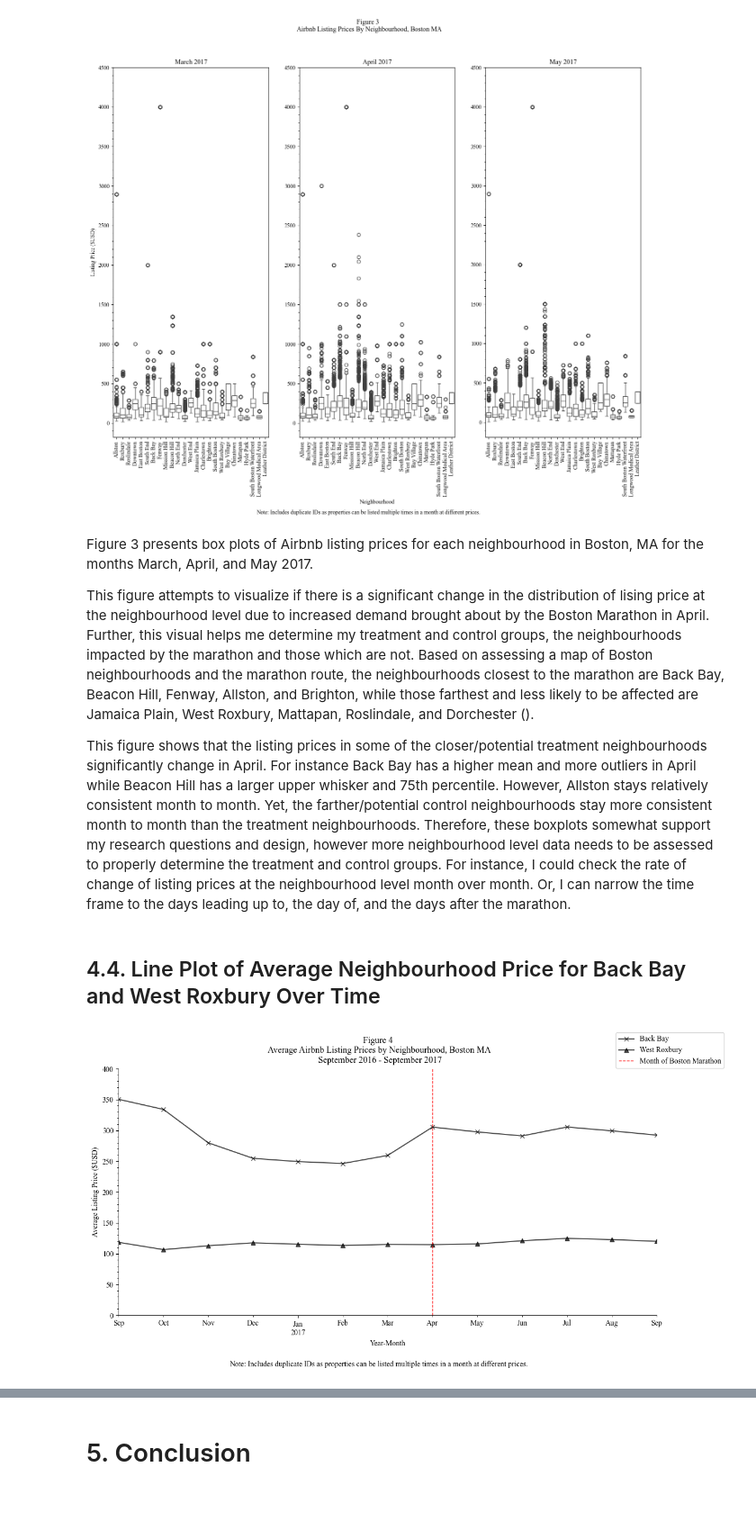
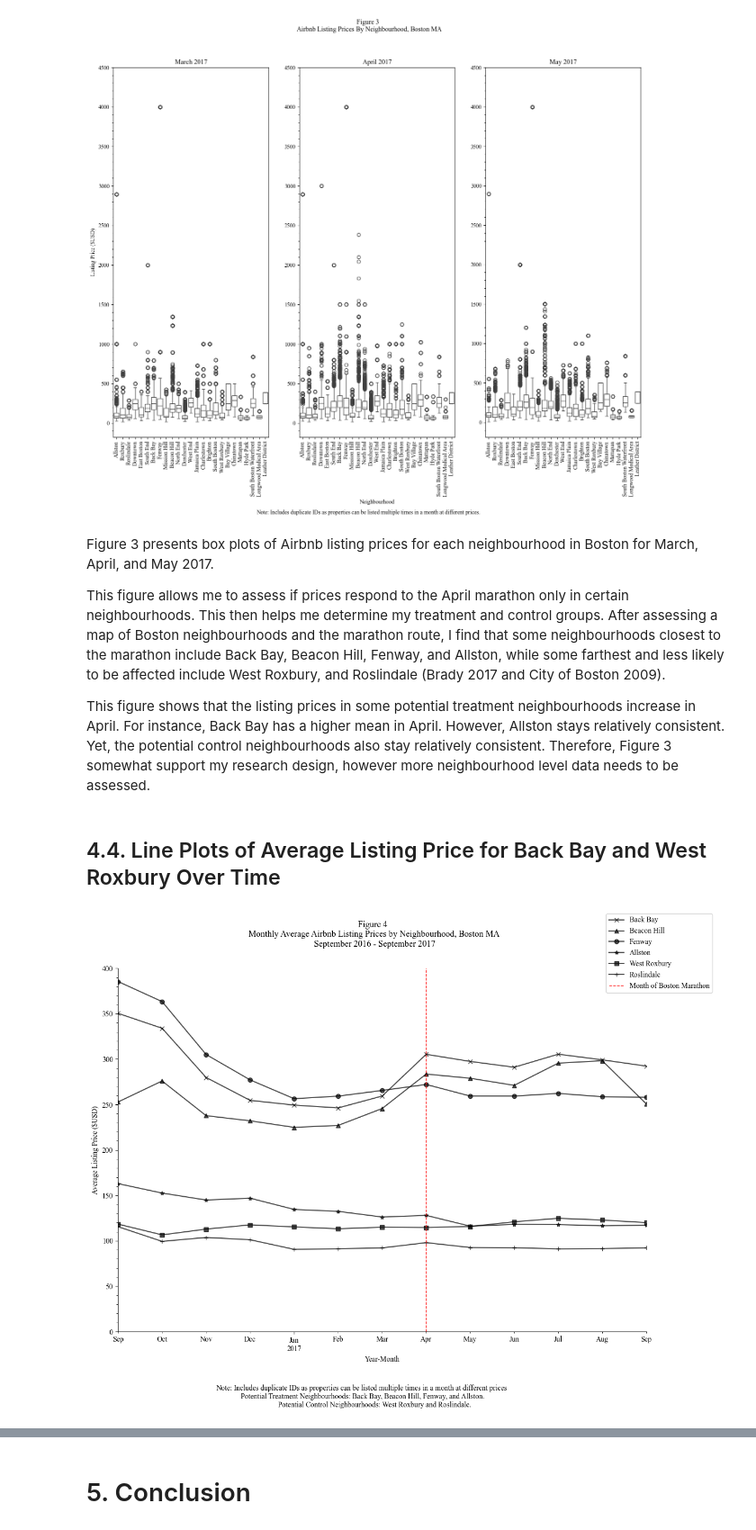
Before and after one commit to ECO225-W2025/eco225-project-code-easteli, a Jupyter notebook: Project1EliEaston.ipynb, the cells around one changed output, grey strips where cells are left out. Shown at 90% size. Saved outputs shown, nothing was run; the diff lists cells and outputs as text; code cells hidden in the pictures; blank space fills up the shorter version.

```diff
--- a/Project1EliEaston.ipynb
+++ b/Project1EliEaston.ipynb
@@ -504,51 +501,55 @@ plt.show()
 # %% [output]
 [figure]
 # %% [markdown]
-Figure 3 presents box plots of Airbnb listing prices for each neighbourhood in Boston, MA for the months March, April, and May 2017.
+Figure 3 presents box plots of Airbnb listing prices for each neighbourhood in Boston for March, April, and May 2017.
 
-This figure attempts to visualize if there is a significant change in the distribution of lising price at the neighbourhood level due to increased demand brought about by the Boston Marathon in April. Further, this visual helps me determine my treatment and control groups, the neighbourhoods impacted by the marathon and those which are not. Based on assessing a map of Boston neighbourhoods and the marathon route, the neighbourhoods closest to the marathon are Back Bay, Beacon Hill, Fenway, Allston, and Brighton, while those farthest and less likely to be affected are Jamaica Plain, West Roxbury, Mattapan, Roslindale, and Dorchester ().
+This figure allows me to assess if prices respond to the April marathon only in certain neighbourhoods. This then helps me determine my treatment and control groups. After assessing a map of Boston neighbourhoods and the marathon route, I find that some neighbourhoods closest to the marathon include Back Bay, Beacon Hill, Fenway, and Allston, while some farthest and less likely to be affected include West Roxbury, and Roslindale (Brady 2017 and City of Boston 2009).
 
-This figure shows that the listing prices in some of the closer/potential treatment neighbourhoods significantly change in April. For instance Back Bay has a higher mean and more outliers in April while Beacon Hill has a larger upper whisker and 75th percentile. However, Allston stays relatively consistent month to month. Yet, the farther/potential control neighbourhoods stay more consistent month to month than the treatment neighbourhoods. Therefore, these boxplots somewhat support my research questions and design, however more neighbourhood level data needs to be assessed to properly determine the treatment and control groups. For instance, I could check the rate of change of listing prices at the neighbourhood level month over month. Or, I can narrow the time frame to the days leading up to, the day of, and the days after the marathon.
+This figure shows that the listing prices in some potential treatment neighbourhoods increase in April. For instance, Back Bay has a higher mean in April. However, Allston stays relatively consistent. Yet, the potential control neighbourhoods also stay relatively consistent. Therefore, Figure 3 somewhat support my research design, however more neighbourhood level data needs to be assessed.
 # %% [markdown]
-## 4.4. Line Plot of Average Neighbourhood Price for Back Bay and West Roxbury Over Time
+## 4.4. Line Plots of Average Listing Price for Back Bay and West Roxbury Over Time
 # %%
-nei_price = CalLisCrime.groupby(["neighbourhood_cleansed", "year_month"])["price"].mean().reset_index()
+nei_price1 = CalLisCrime.groupby(["neighbourhood_cleansed", "year_month"])["price"].mean().reset_index()
 
-nei_price_pivot = nei_price.pivot(index="year_month", columns="neighbourhood_cleansed",
+pivot_table1 = nei_price1.pivot(index="year_month", columns="neighbourhood_cleansed",
                                   values="price")
 
-nei_price_pivot.drop(columns=["Longwood Medical Area", "Leather District", "Chinatown",
-                              "North End", "West End", "East Boston", "Hyde Park", "Bay Village",
-                              "Mattapan", "South Boston Waterfront", "Allston", "Roslindale",
-                              "Charlestown", "South Boston", "Brighton", "Mission Hill", "Beacon Hill",
-                              "Dorchester", "Downtown", "Fenway", "Jamaica Plain", "Roxbury", "South End"], inplace=True)
+#Create Plot
+fig, ax = plt.subplots(figsize=(13, 9))
 
-#Create Plot
-fig, ax = plt.subplots(figsize=(13, 6))
+pivot_table1["Back Bay"].plot(ax=ax, alpha=0.7, legend=False, marker="x", color="black")
 
-nei_price_pivot["Back Bay"].plot(ax=ax, alpha=0.7, legend=False, marker="x", color="black")
+pivot_table1["Beacon Hill"].plot(ax=ax, alpha=0.7, legend=False, marker="^", color="black")
 
-nei_price_pivot["West Roxbury"].plot(ax=ax, alpha=0.7, legend=False, marker="^", color="black")
+pivot_table1["Fenway"].plot(ax=ax, alpha=0.7, legend=False, marker="o", color="black")
+
+pivot_table1["Allston"].plot(ax=ax, alpha=0.7, legend=False, marker="*", color="black")
+
+pivot_table1["West Roxbury"].plot(ax=ax, alpha=0.7, legend=False, marker="s", color="black")
+
+pivot_table1["Roslindale"].plot(ax=ax, alpha=0.7, legend=False, marker="+", color="black")
 
 #Boston Marathon Line
 ax.axvline(x="2017-04", color="red", linestyle="--", linewidth=1, label="Month of Boston Marathon")
 
 #Cleaning
 ax.spines["right"].set_visible(False)
 ax.spines["top"].set_visible(False)
 
 ax.set_ylabel("Average Listing Price ($USD)")
 ax.set_xlabel("Year-Month")
-fig.suptitle("Figure 4 \n Average Airbnb Listing Prices by Neighbourhood, Boston MA \n September 2016 - September 2017")
+fig.suptitle("Figure 4 \n Monthly Average Airbnb Listing Prices by Neighbourhood, Boston MA \n September 2016 - September 2017")
 
 ax.set_yticks(np.arange(0, 401, 50))
 ax.yaxis.set_minor_locator(mtick.MultipleLocator(10))
 
 fig.legend(loc="upper right")
 
-plt.figtext(0.5, -0.05, "Note: Includes duplicate IDs as properties can be listed multiple times in a month at different prices.",
+plt.figtext(0.5, -0.05, "Note: Includes duplicate IDs as properties can be listed multiple times in a month at different prices \
+            \n Potential Treatment Neighbourhoods: Back Bay, Beacon Hill, Fenway, and Allston. \
+            \n Potential Control Neighbourhoods: West Roxbury and Roslindale.",
             ha="center", fontsize=10)
 
 plt.show()
 # %% [output]
-[figure, old version]
+[figure, new version]
```
Also changed, not shown: parts of 22 cells of this notebook.
